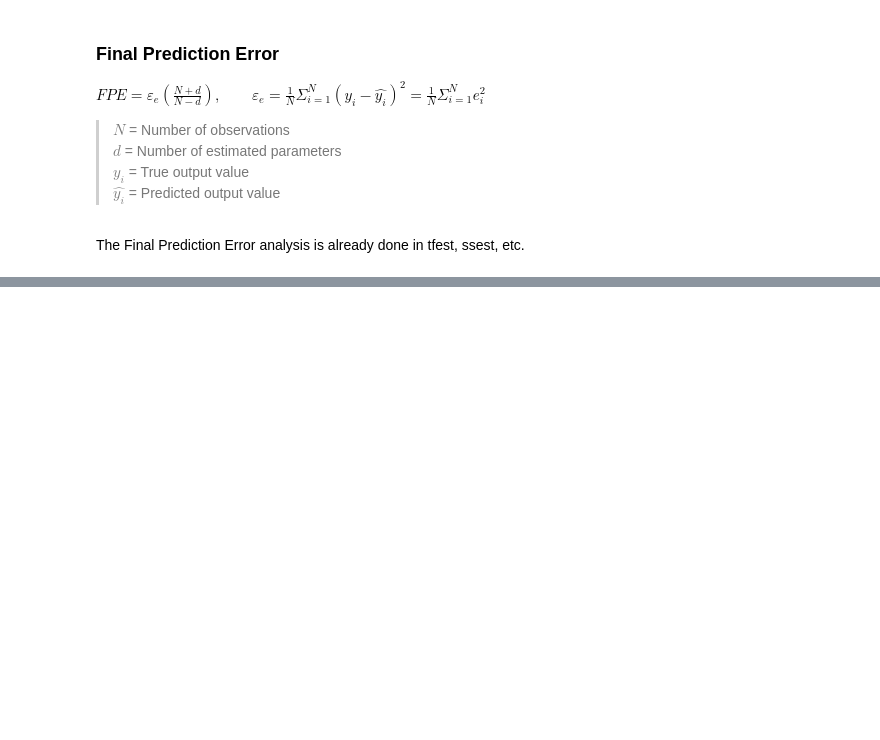
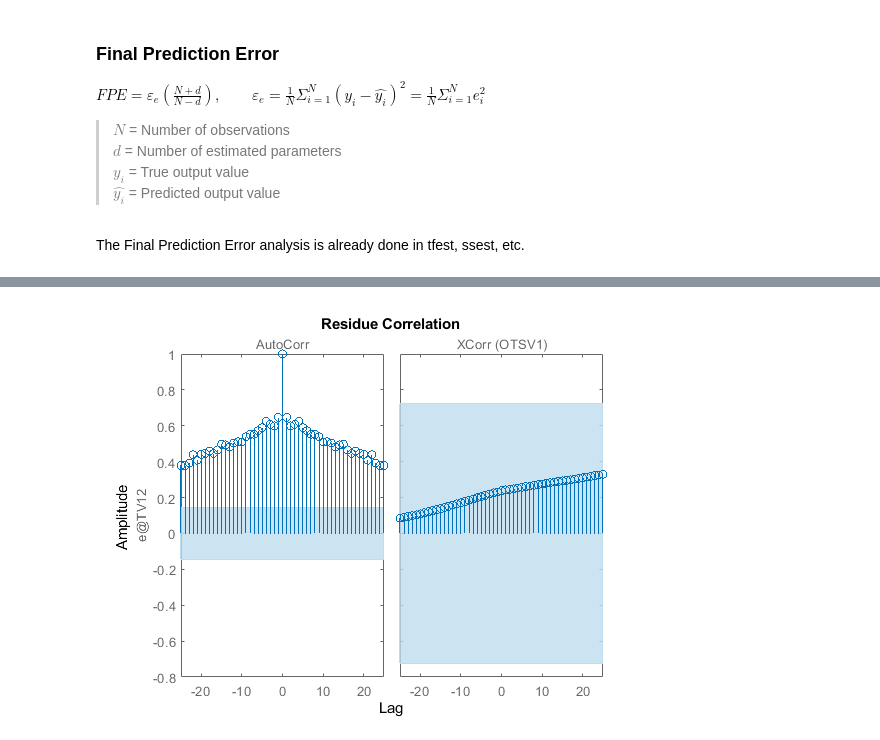
Before and after one commit to JeremyKTH/Gearbox-Oil-Conditioning-System, a Jupyter notebook: SI_1.ipynb, the cells around one changed output, grey strips where cells are left out. Saved outputs shown, nothing was run; the diff lists cells and outputs as text; code cells hidden in the pictures; blank space fills up the shorter version.

```diff
--- a/SI_1.ipynb
+++ b/SI_1.ipynb
@@ -346,0 +614,4 @@ The Final Prediction Error analysis is already done in tfest, ssest, etc.
+# %%
+resid(data_test, sysARMAX)
+# %% [output]
+[figure, added]
```
Also changed, not shown: parts of 60 cells of this notebook.
